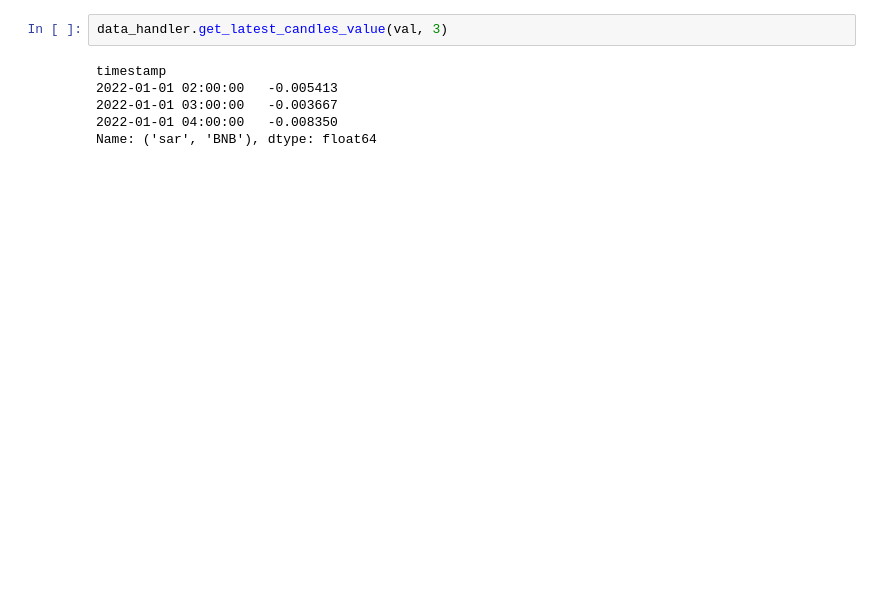
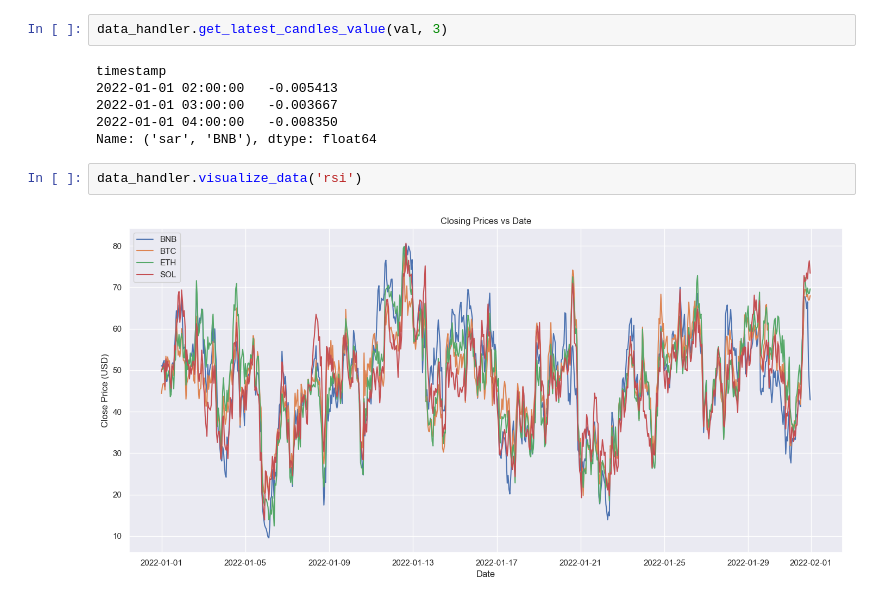
Before and after one commit to DivyanshGupta2006/Project-Alpha9, a Jupyter notebook: notebooks/data_handler.ipynb, the cells around one changed output. Drawn from its saved outputs; the diff is of its cells as text; blank space fills up the shorter version.

Commit message:
Add data visualizer

```diff
--- a/notebooks/data_handler.ipynb
+++ b/notebooks/data_handler.ipynb
@@ -58,3 +69,7 @@ timestamp
 2022-01-01 03:00:00   -0.003667
 2022-01-01 04:00:00   -0.008350
 Name: ('sar', 'BNB'), dtype: float64
+# %%
+data_handler.visualize_data('rsi')
+# %% [output]
+[figure, added]
```
Also changed, not shown: parts of 2 cells of this notebook, 4 other files.
